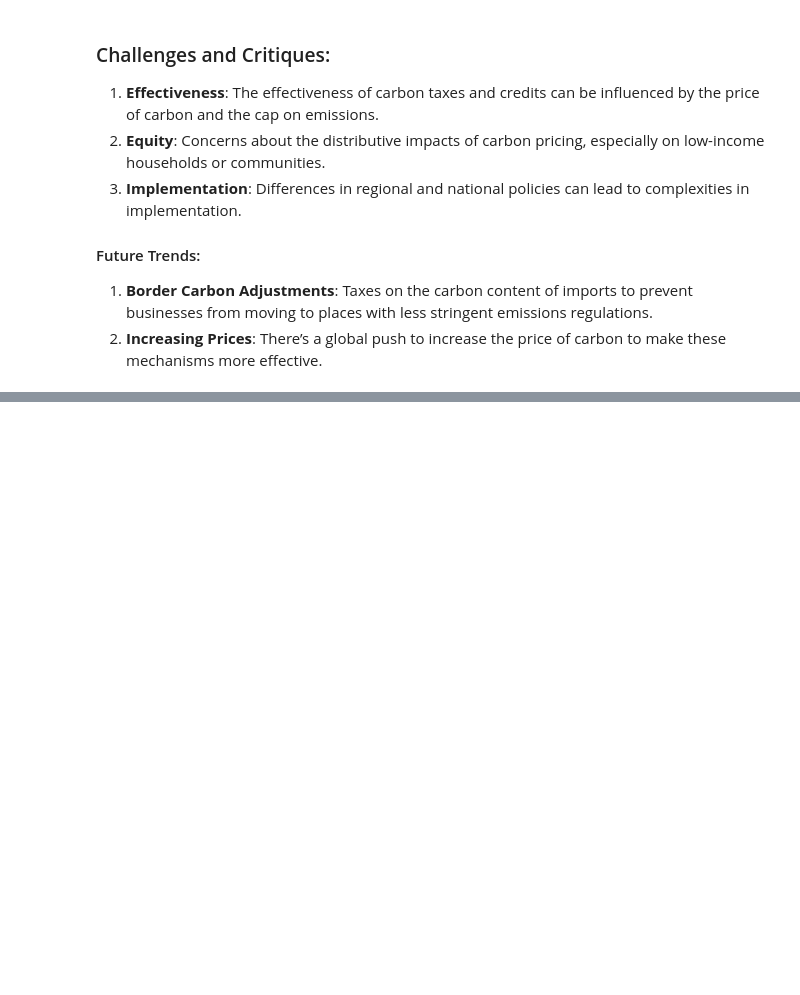
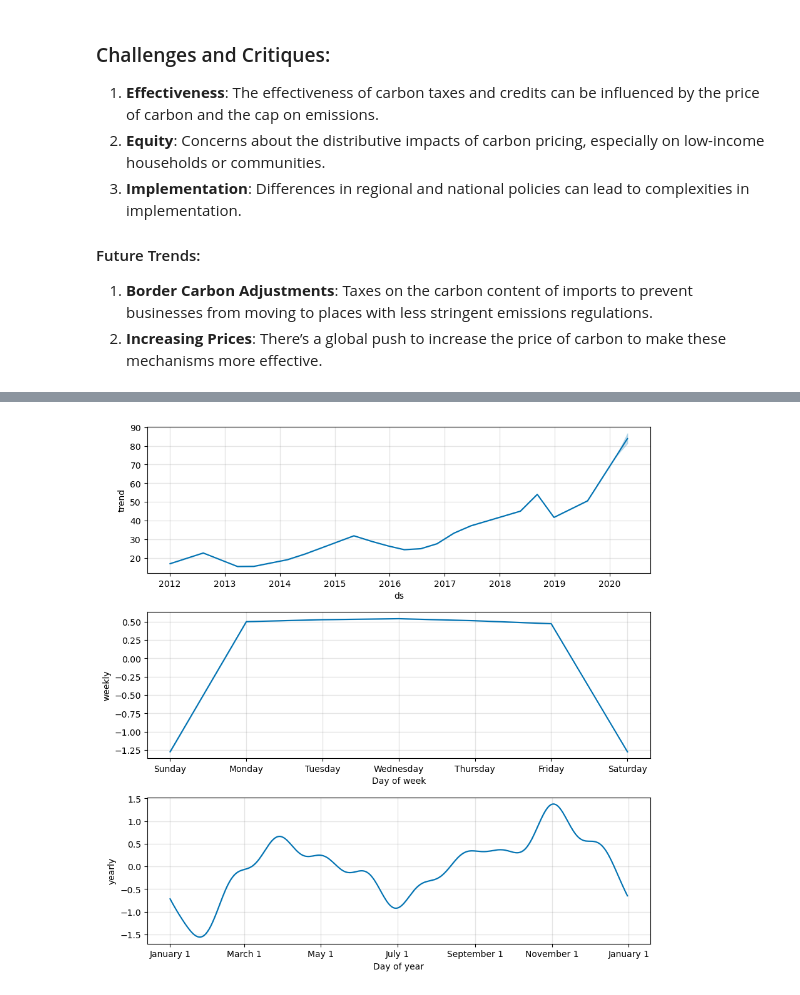
Before and after one commit to clementinec/desn9002, a Jupyter notebook: wip/L3.ipynb, the cells around one changed output, grey strips where cells are left out. Cells and saved outputs as stored; diff of their text form; code cells hidden in the pictures; blank space fills up the shorter version.

```diff
--- a/wip/L3.ipynb
+++ b/wip/L3.ipynb
@@ -184,0 +263,4 @@ Legal frameworks around these mechanisms are often complex and vary greatly betw
+# %%
+comp = m.plot_components(forecast)
+# %% [output]
+[figure, added]
```
Also changed, not shown: parts of 31 cells of this notebook, 2 other files.
